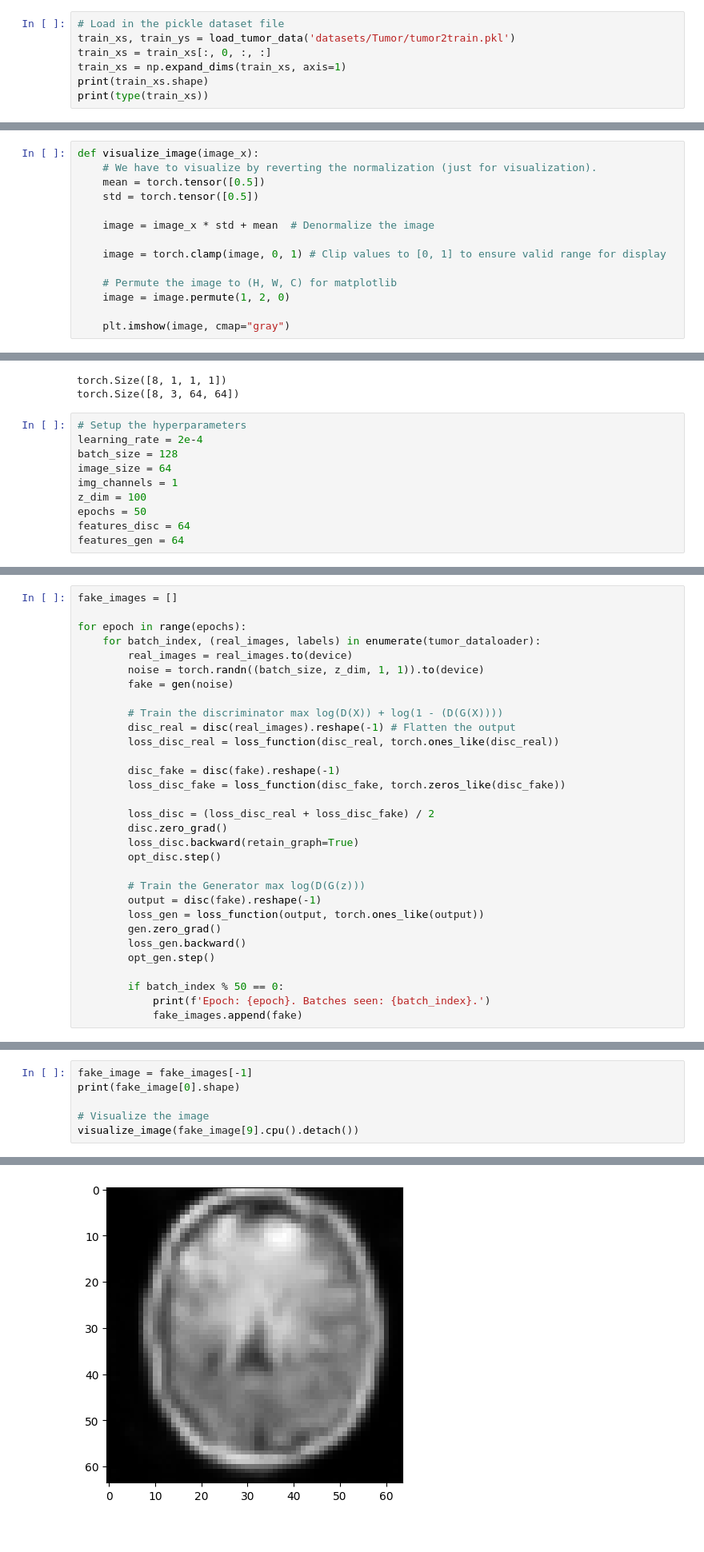
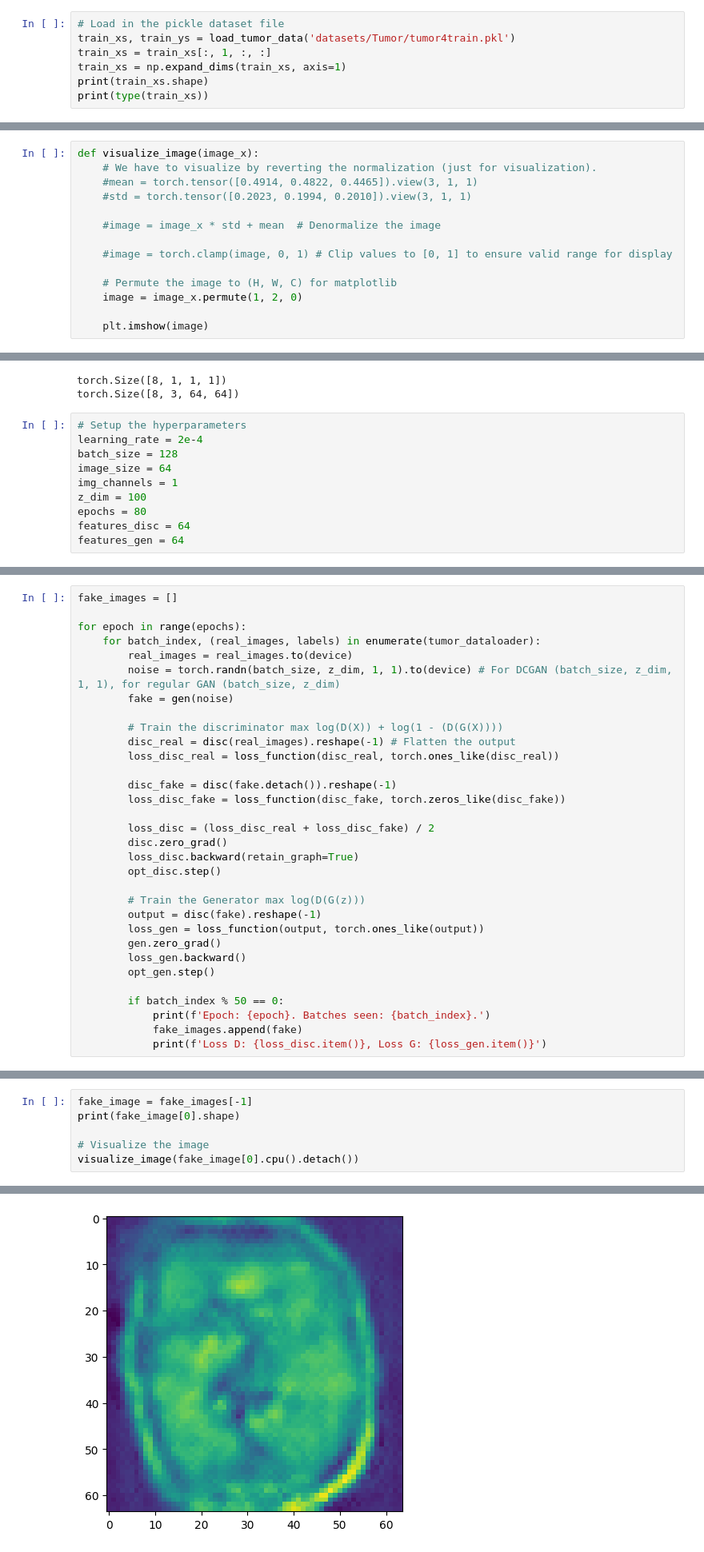
Before and after one commit to VectorJamo/Deep-Learning-Projects, a Jupyter notebook: Model Inversion/Tumor Inversion/Tumor Deep Convolutional GAN.ipynb, the cells around one changed output, grey strips where cells are left out. Shown: that part at 80% size. Drawn from its saved outputs; the diff is of its cells as text.

Commit message:
Trained DCGAN on tumor4

```diff
--- a/Model Inversion/Tumor Inversion/Tumor Deep Convolutional GAN.ipynb
+++ b/Model Inversion/Tumor Inversion/Tumor Deep Convolutional GAN.ipynb
@@ -108,8 +111,8 @@ def create_dataloader(dataset):
     return dataloader
 # %%
 # Load in the pickle dataset file
-train_xs, train_ys = load_tumor_data('datasets/Tumor/tumor2train.pkl')
-train_xs = train_xs[:, 0, :, :]
+train_xs, train_ys = load_tumor_data('datasets/Tumor/tumor4train.pkl')
+train_xs = train_xs[:, 1, :, :]
 train_xs = np.expand_dims(train_xs, axis=1)
 print(train_xs.shape)
 print(type(train_xs))
@@ -122,16 +125,16 @@ tumor_dataset = create_dataset(train_xs, train_ys)
 # %%
 def visualize_image(image_x):
     # We have to visualize by reverting the normalization (just for visualization).
-    mean = torch.tensor([0.5])
-    std = torch.tensor([0.5])
+    #mean = torch.tensor([0.4914, 0.4822, 0.4465]).view(3, 1, 1)
+    #std = torch.tensor([0.2023, 0.1994, 0.2010]).view(3, 1, 1)
 
-    image = image_x * std + mean  # Denormalize the image
+    #image = image_x * std + mean  # Denormalize the image
 
-    image = torch.clamp(image, 0, 1) # Clip values to [0, 1] to ensure valid range for display
+    #image = torch.clamp(image, 0, 1) # Clip values to [0, 1] to ensure valid range for display
 
     # Permute the image to (H, W, C) for matplotlib
-    image = image.permute(1, 2, 0)
+    image = image_x.permute(1, 2, 0)
 
-    plt.imshow(image, cmap="gray")
+    plt.imshow(image)
 # %%
 # Visualize the first tumor sample.
@@ -241,7 +244,7 @@ batch_size = 128
 image_size = 64
 img_channels = 1
 z_dim = 100
-epochs = 50
+epochs = 80
 features_disc = 64
 features_gen = 64
 # %%
@@ -286,14 +287,14 @@ fake_images = []
 for epoch in range(epochs):
     for batch_index, (real_images, labels) in enumerate(tumor_dataloader):
         real_images = real_images.to(device)
-        noise = torch.randn((batch_size, z_dim, 1, 1)).to(device)
+        noise = torch.randn(batch_size, z_dim, 1, 1).to(device) # For DCGAN (batch_size, z_dim, 1, 1), for regular GAN (batch_size, z_dim)
         fake = gen(noise)
 
         # Train the discriminator max log(D(X)) + log(1 - (D(G(X))))
         disc_real = disc(real_images).reshape(-1) # Flatten the output
         loss_disc_real = loss_function(disc_real, torch.ones_like(disc_real))
 
-        disc_fake = disc(fake).reshape(-1)
+        disc_fake = disc(fake.detach()).reshape(-1)
         loss_disc_fake = loss_function(disc_fake, torch.zeros_like(disc_fake))
 
         loss_disc = (loss_disc_real + loss_disc_fake) / 2
@@ -311,5 +312,6 @@ for epoch in range(epochs):
         if batch_index % 50 == 0:
             print(f'Epoch: {epoch}. Batches seen: {batch_index}.')
             fake_images.append(fake)
+            print(f'Loss D: {loss_disc.item()}, Loss G: {loss_gen.item()}')
 # %% [output]
 Epoch: 0. Batches seen: 0.
@@ -336,12 +338,12 @@ len(fake_images)
 # %%
 fake_image = fake_images[-1]
 print(fake_image[0].shape)
 
 # Visualize the image
-visualize_image(fake_image[9].cpu().detach())
+visualize_image(fake_image[0].cpu().detach())
 # %% [output]
 torch.Size([1, 64, 64])
-[figure, old version]
+[figure, new version]
 # %%
 print('Fake Generated Images:')
 
```
Also changed, not shown: parts of 11 cells of this notebook, 3 other files.
